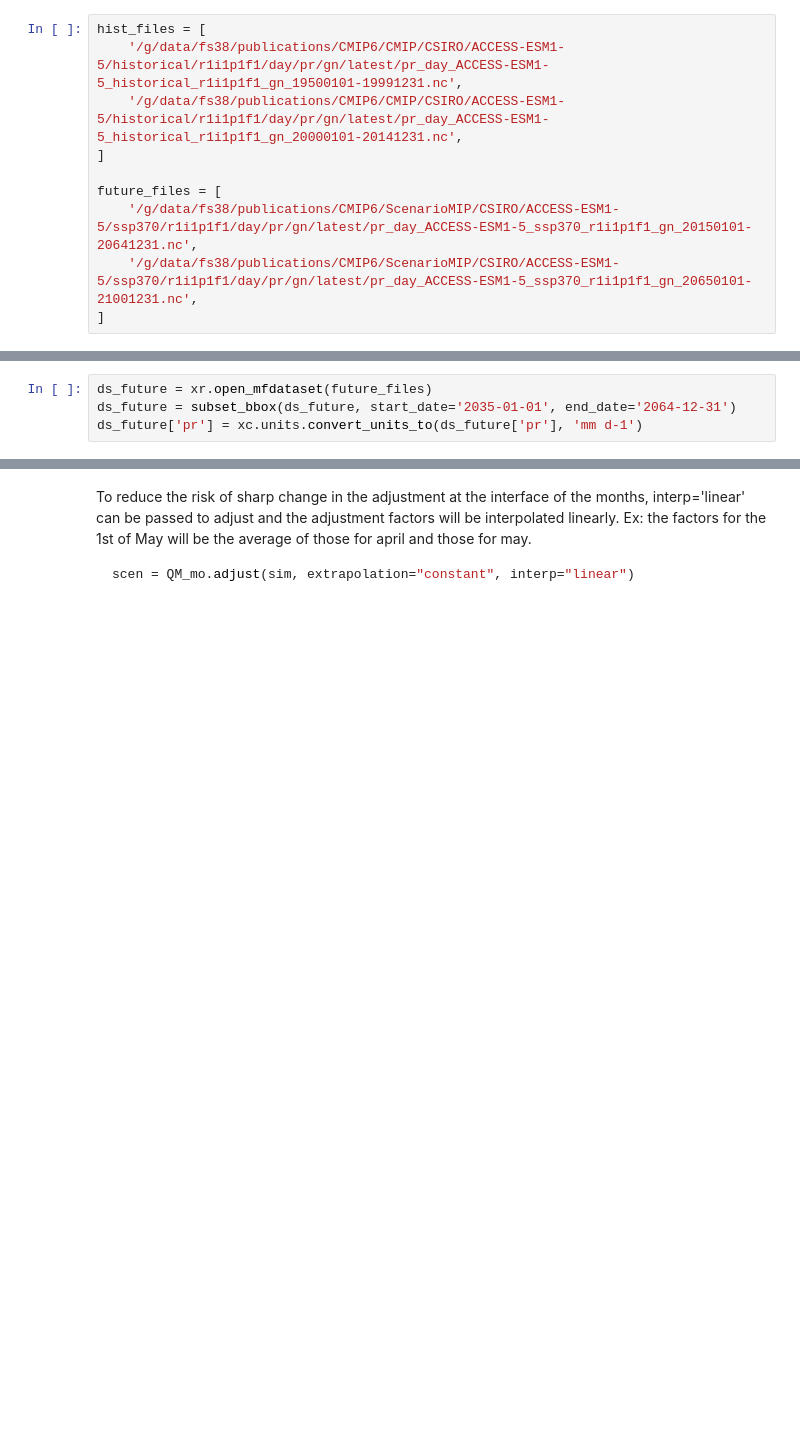
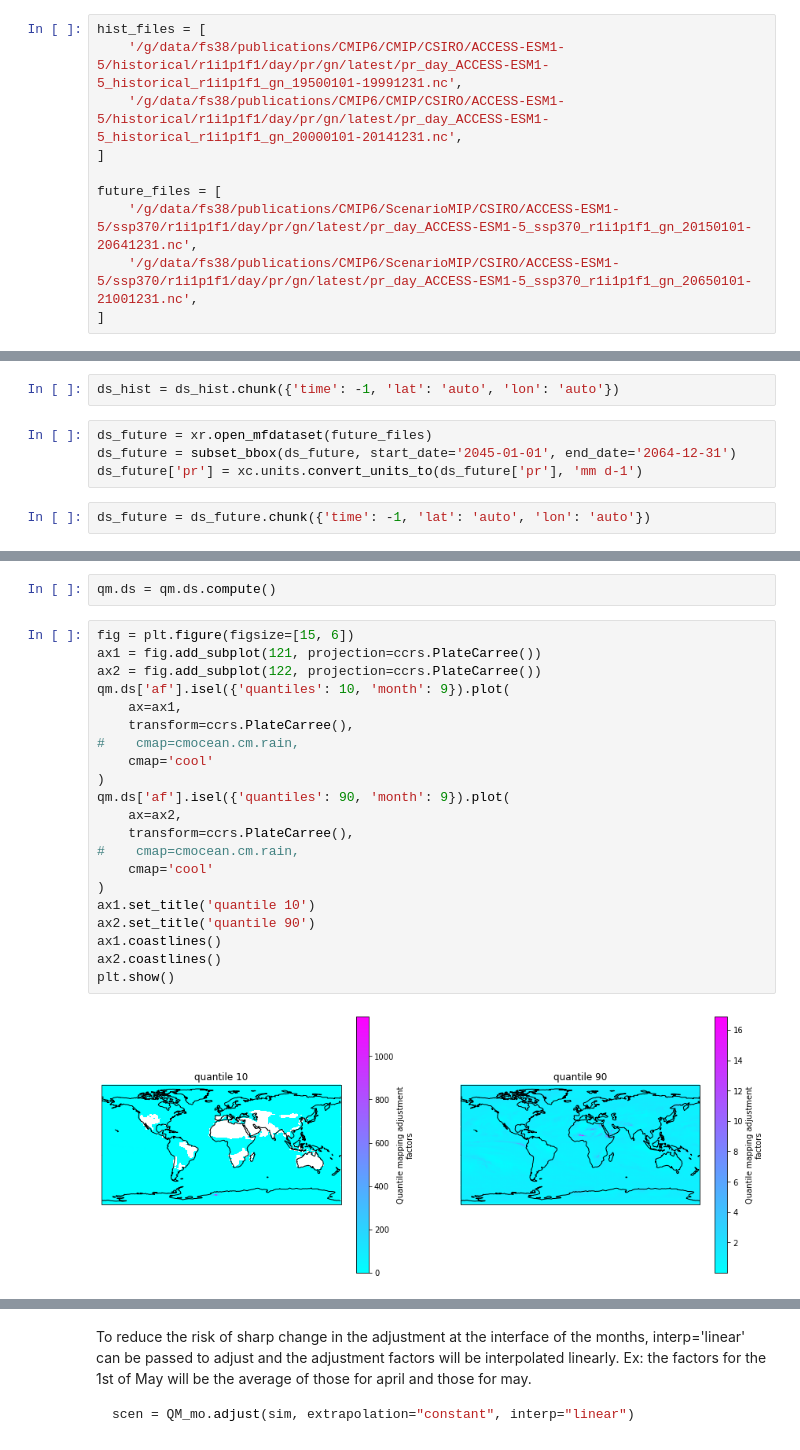
Before and after one commit to AusClimateService/qqscale, a Jupyter notebook: example_validation/rainfall_adjustment.ipynb, the cells around one changed output, grey strips where cells are left out. Saved outputs shown, nothing was run; the diff lists cells and outputs as text; blank space fills up the shorter version.

```diff
--- a/example_validation/rainfall_adjustment.ipynb
+++ b/example_validation/rainfall_adjustment.ipynb
@@ -18,5 +40,9 @@ ds_hist = subset_bbox(ds_hist, start_date='1995-01-01', end_date='2014-12-31')
 ds_hist['pr'] = xc.units.convert_units_to(ds_hist['pr'], 'mm d-1')
+# %%
+ds_hist = ds_hist.chunk({'time': -1, 'lat': 'auto', 'lon': 'auto'})
 # %%
 ds_future = xr.open_mfdataset(future_files)
-ds_future = subset_bbox(ds_future, start_date='2035-01-01', end_date='2064-12-31')
+ds_future = subset_bbox(ds_future, start_date='2045-01-01', end_date='2064-12-31')
 ds_future['pr'] = xc.units.convert_units_to(ds_future['pr'], 'mm d-1')
+# %%
+ds_future = ds_future.chunk({'time': -1, 'lat': 'auto', 'lon': 'auto'})
@@ -30,0 +111,25 @@ qm = sdba.EmpiricalQuantileMapping.train(
+# %%
+qm.ds = qm.ds.compute()
+# %%
+fig = plt.figure(figsize=[15, 6])
+ax1 = fig.add_subplot(121, projection=ccrs.PlateCarree())
+ax2 = fig.add_subplot(122, projection=ccrs.PlateCarree())
+qm.ds['af'].isel({'quantiles': 10, 'month': 9}).plot(
+    ax=ax1,
+    transform=ccrs.PlateCarree(),
+#    cmap=cmocean.cm.rain,
+    cmap='cool'
+)
+qm.ds['af'].isel({'quantiles': 90, 'month': 9}).plot(
+    ax=ax2,
+    transform=ccrs.PlateCarree(),
+#    cmap=cmocean.cm.rain,
+    cmap='cool'
+)
+ax1.set_title('quantile 10')
+ax2.set_title('quantile 90')
+ax1.coastlines()
+ax2.coastlines()
+plt.show()
+# %% [output]
+[figure, added]
```
Also changed, not shown: parts of 19 cells of this notebook, 1 other file.
